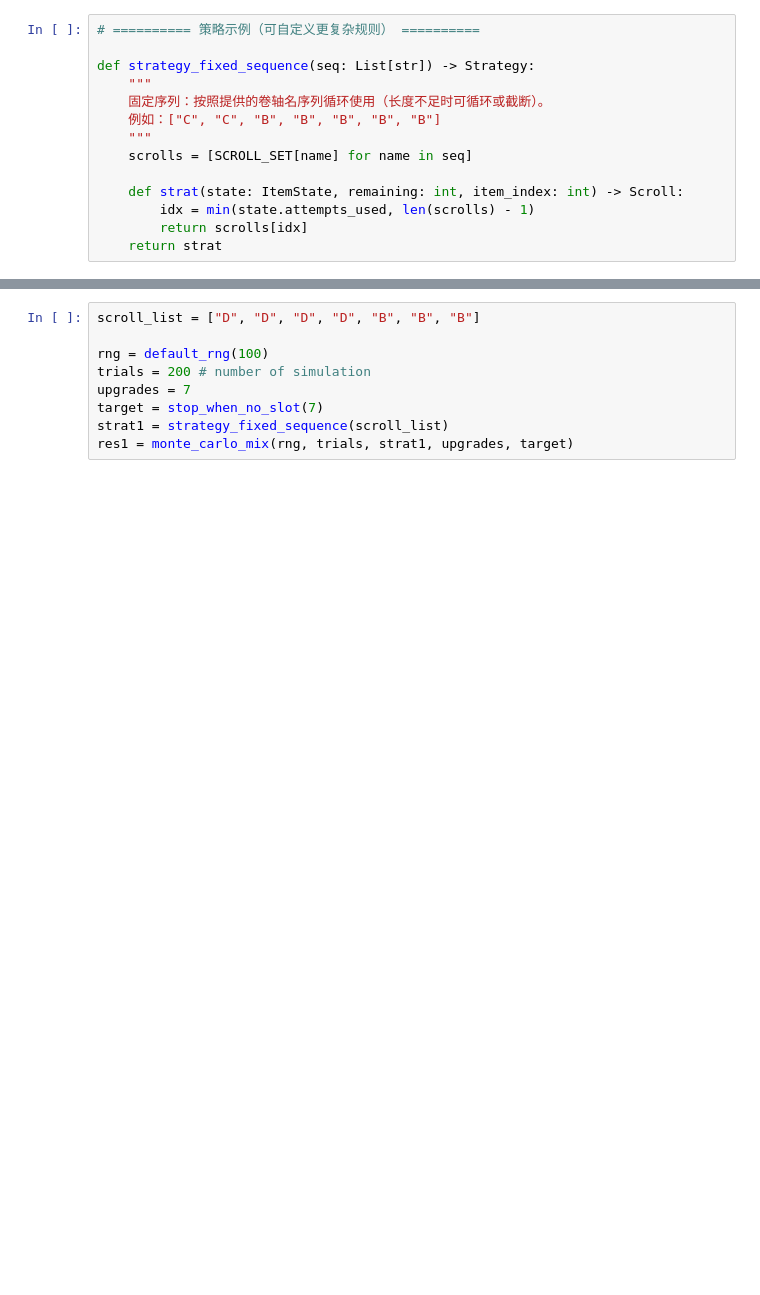
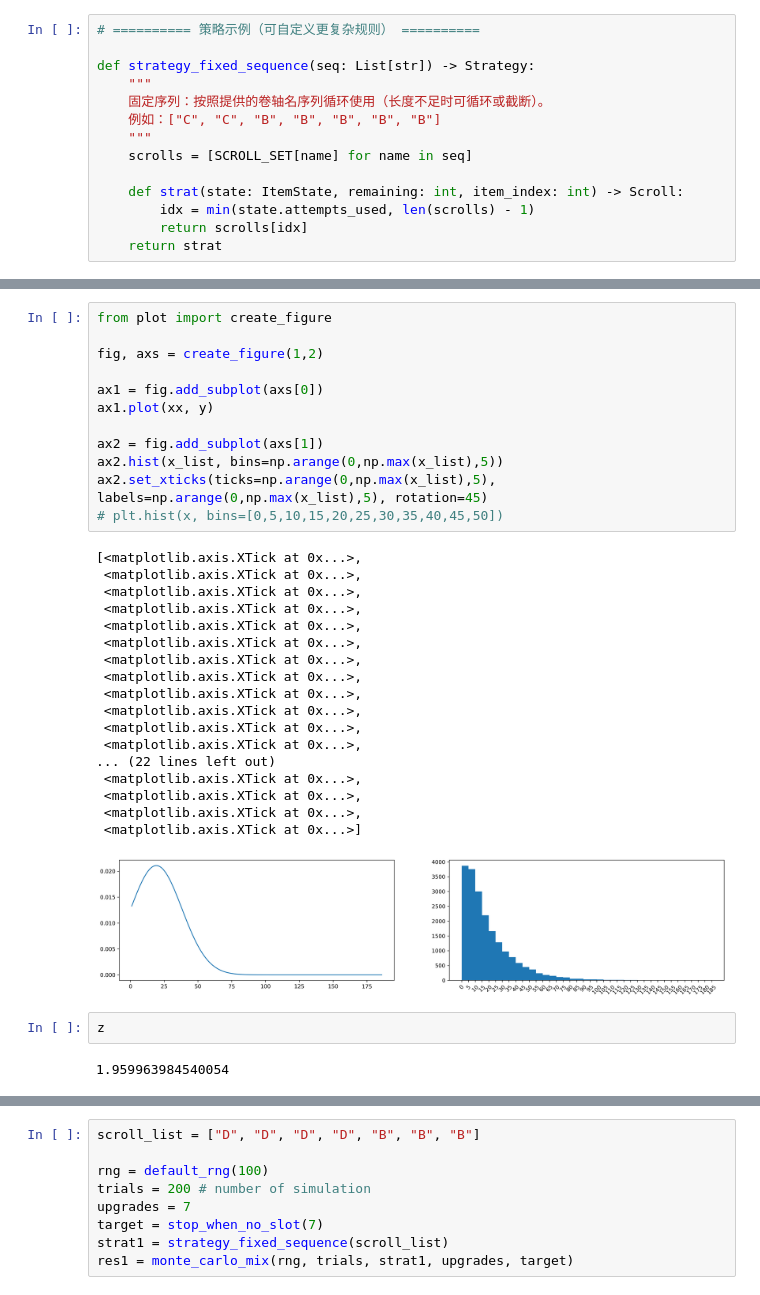
Before and after one commit to Jianshu-L/MapleStory, a Jupyter notebook: Untitled-2.ipynb, the cells around one changed output, grey strips where cells are left out. Drawn from its saved outputs; the diff is of its cells as text; blank space fills up the shorter version.

```diff
--- a/Untitled-2.ipynb
+++ b/Untitled-2.ipynb
@@ -218,0 +281,35 @@ res1['item_attacks_all'][0]
+# %%
+from plot import create_figure
+
+fig, axs = create_figure(1,2)
+
+ax1 = fig.add_subplot(axs[0])
+ax1.plot(xx, y)
+
+ax2 = fig.add_subplot(axs[1])
+ax2.hist(x_list, bins=np.arange(0,np.max(x_list),5))
+ax2.set_xticks(ticks=np.arange(0,np.max(x_list),5), labels=np.arange(0,np.max(x_list),5), rotation=45)
+# plt.hist(x, bins=[0,5,10,15,20,25,30,35,40,45,50])
+# %% [output]
+[<matplotlib.axis.XTick at 0x...>,
+ <matplotlib.axis.XTick at 0x...>,
+ <matplotlib.axis.XTick at 0x...>,
+ <matplotlib.axis.XTick at 0x...>,
+ <matplotlib.axis.XTick at 0x...>,
+ <matplotlib.axis.XTick at 0x...>,
+ <matplotlib.axis.XTick at 0x...>,
+ <matplotlib.axis.XTick at 0x...>,
+ <matplotlib.axis.XTick at 0x...>,
+ <matplotlib.axis.XTick at 0x...>,
+ <matplotlib.axis.XTick at 0x...>,
+ <matplotlib.axis.XTick at 0x...>,
+... (22 lines left out)
+ <matplotlib.axis.XTick at 0x...>,
+ <matplotlib.axis.XTick at 0x...>,
+ <matplotlib.axis.XTick at 0x...>,
+ <matplotlib.axis.XTick at 0x...>]
+[figure, added]
+# %%
+z
+# %% [output]
+1.959963984540054
```
Also changed, not shown: parts of 21 cells of this notebook, 3 other files.
